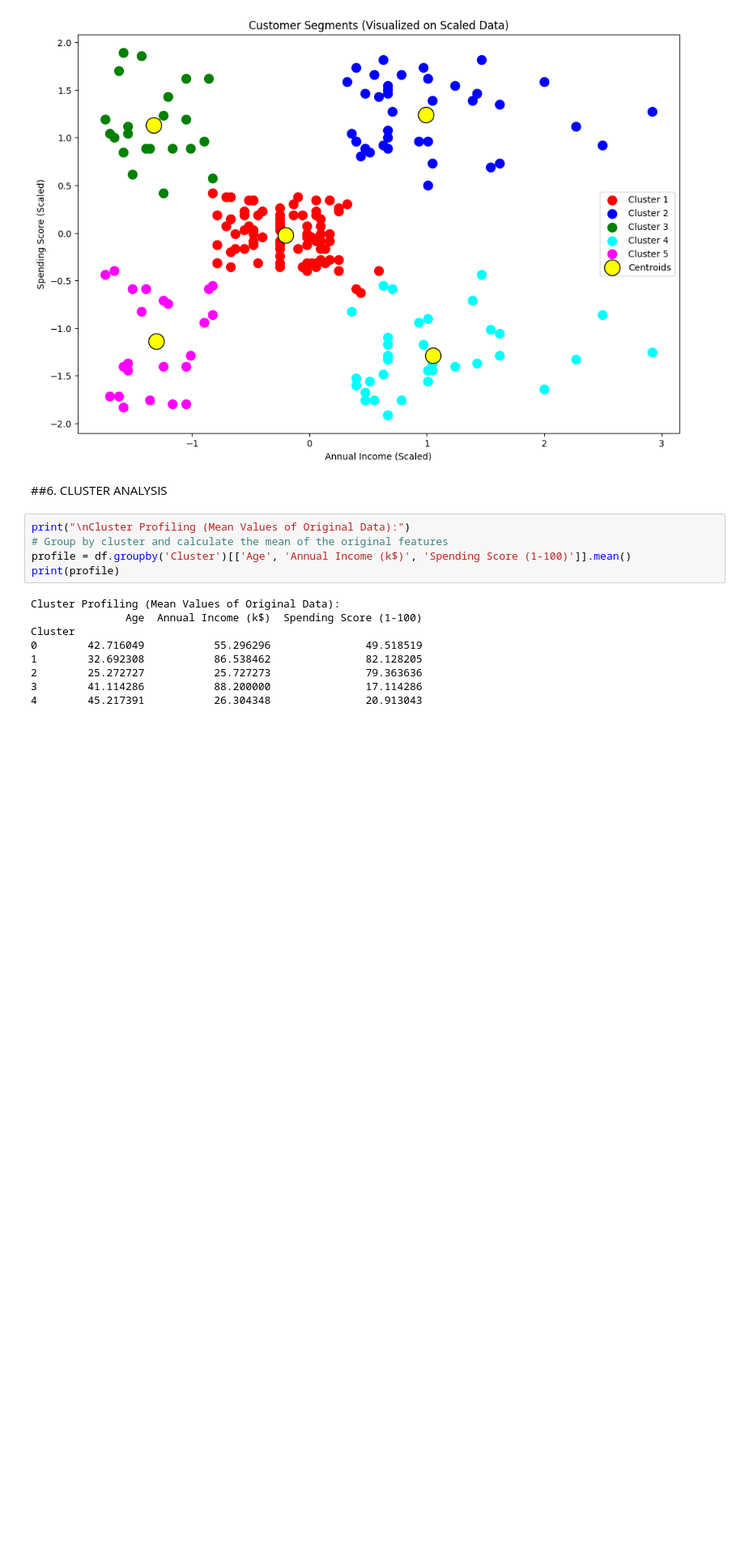
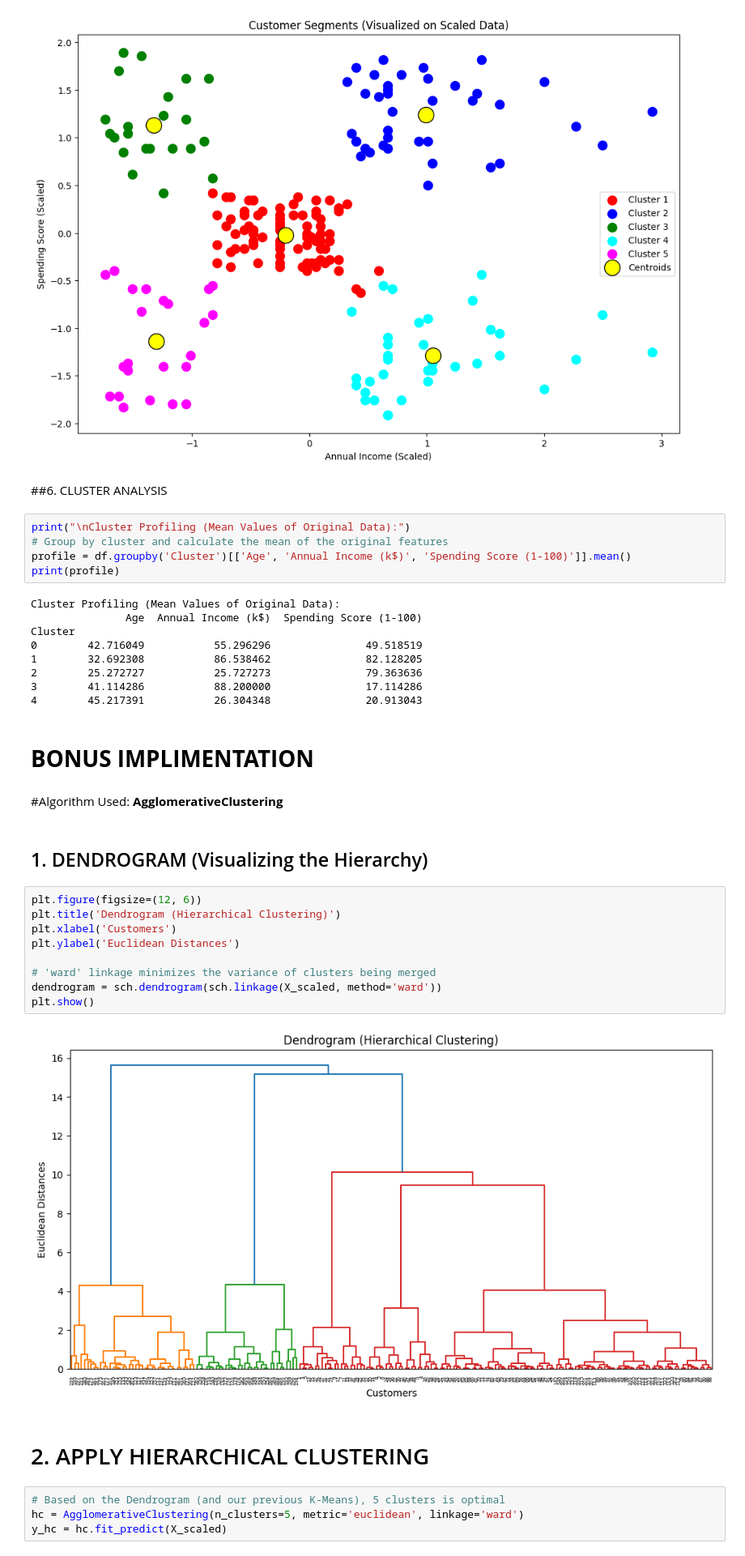
Before and after one commit to NegasaReta/Elevvo-Internship-Machine-Learning-Track, a Jupyter notebook: Task2_Customer_Segmentation_KMeans.ipynb, the cells around one changed output. Shown at 81% size. Cells and saved outputs as stored; diff of their text form; blank space fills up the shorter version.

```diff
--- a/Task2_Customer_Segmentation_KMeans.ipynb
+++ b/Task2_Customer_Segmentation_KMeans.ipynb
@@ -116,3 +119,27 @@ Cluster
 2        25.272727           25.727273               79.363636
 3        41.114286           88.200000               17.114286
 4        45.217391           26.304348               20.913043
+# %% [markdown]
+# **BONUS IMPLIMENTATION**
+# %% [markdown]
+#Algorithm Used: **AgglomerativeClustering**
+# %% [markdown]
+
+## 1. DENDROGRAM (Visualizing the Hierarchy)
+# %%
+plt.figure(figsize=(12, 6))
+plt.title('Dendrogram (Hierarchical Clustering)')
+plt.xlabel('Customers')
+plt.ylabel('Euclidean Distances')
+
+# 'ward' linkage minimizes the variance of clusters being merged
+dendrogram = sch.dendrogram(sch.linkage(X_scaled, method='ward'))
+plt.show()
+# %% [output]
+[figure, added]
+# %% [markdown]
+# 2. APPLY HIERARCHICAL CLUSTERING
+# %%
+# Based on the Dendrogram (and our previous K-Means), 5 clusters is optimal
+hc = AgglomerativeClustering(n_clusters=5, metric='euclidean', linkage='ward')
+y_hc = hc.fit_predict(X_scaled)
```
Also changed, not shown: parts of 20 cells of this notebook.
